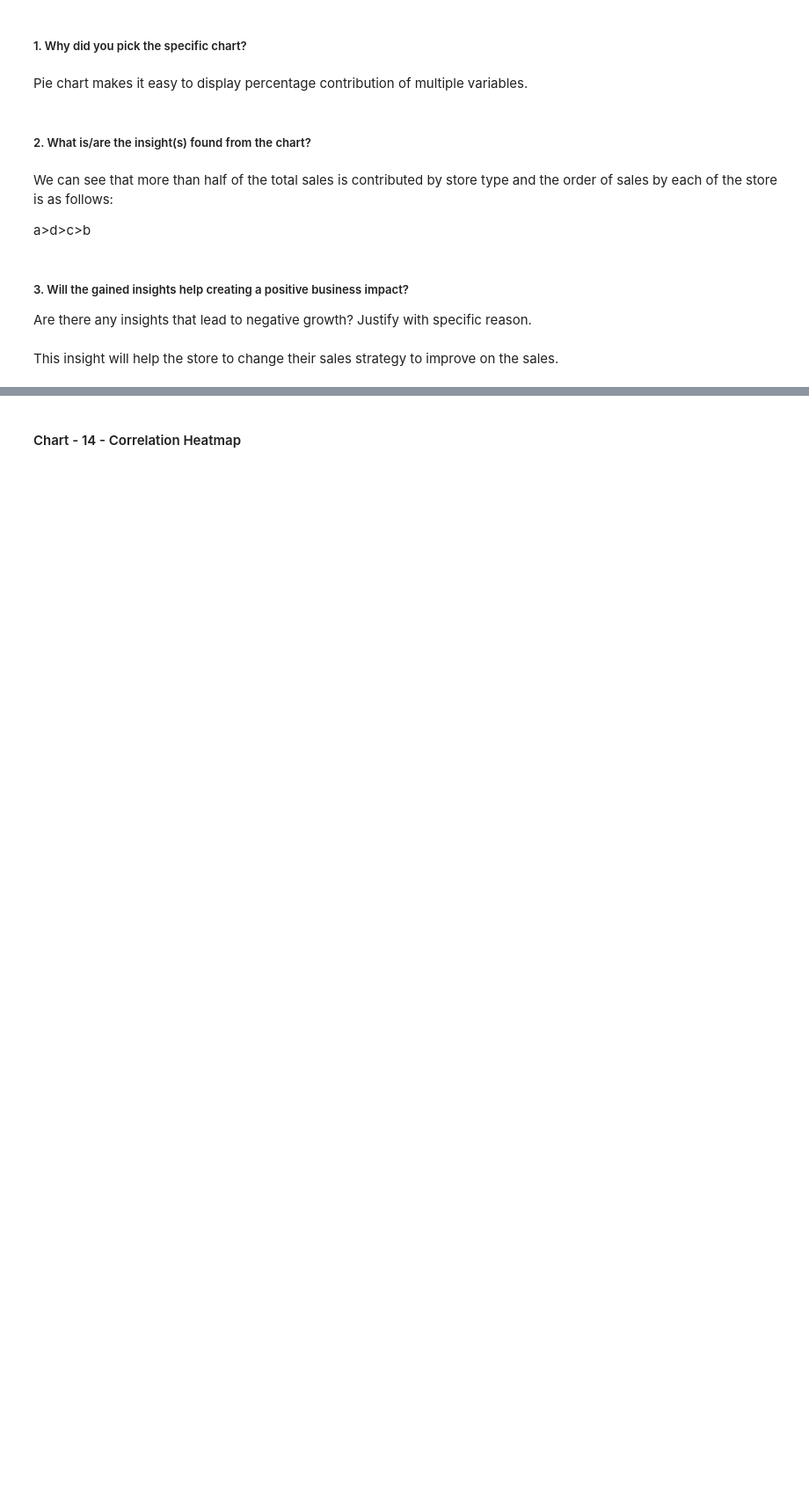
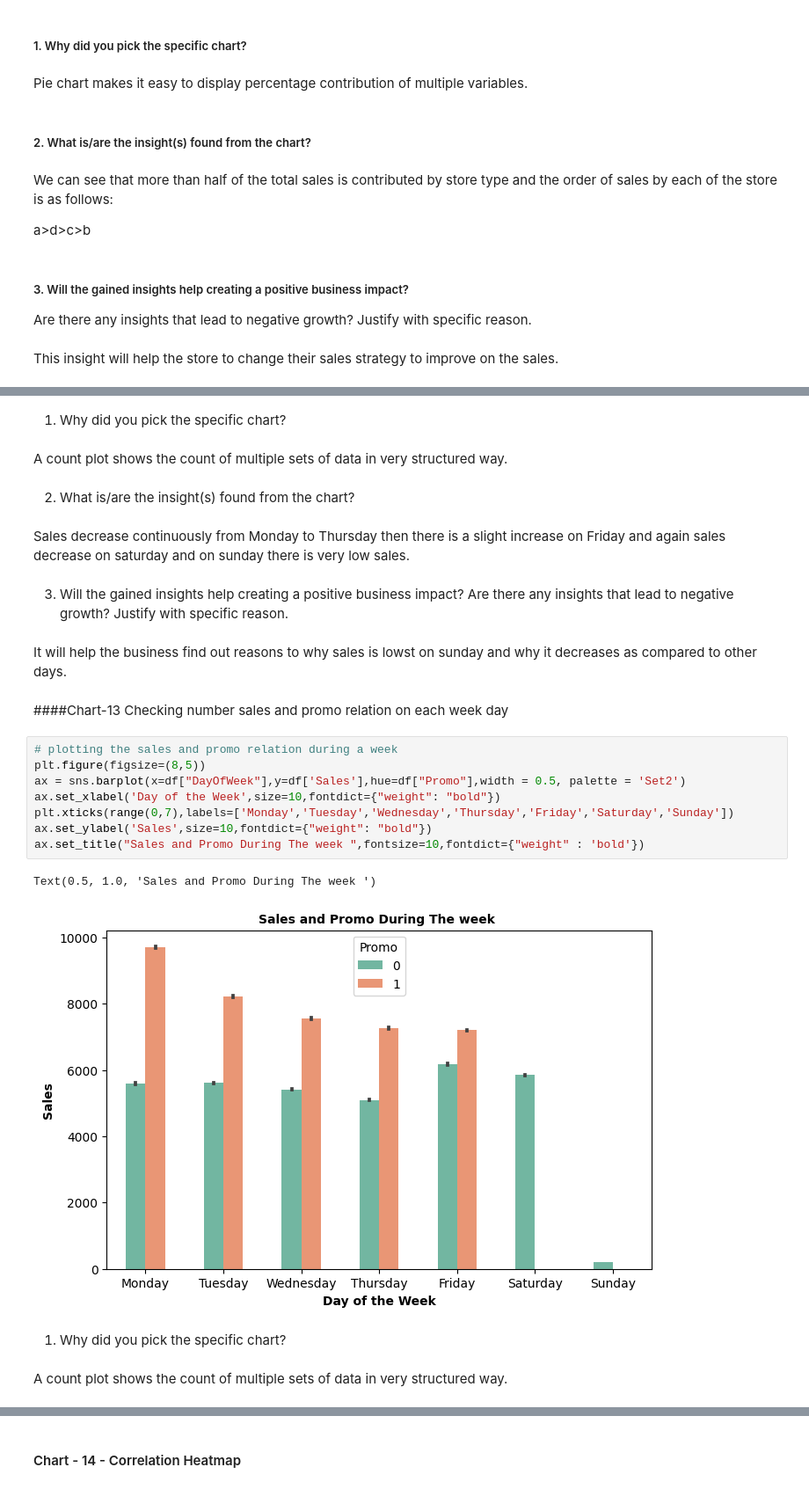
Before and after one commit to theuttammishra/Retail-Sales, a Jupyter notebook: Retail_sales_prediction.ipynb, the cells around one changed output, grey strips where cells are left out. Shown at 88% size. Cells and saved outputs as stored; diff of their text form; blank space fills up the shorter version.

```diff
--- a/Retail_sales_prediction.ipynb
+++ b/Retail_sales_prediction.ipynb
@@ -768,0 +810,30 @@ This insight will help the store to change their sales strategy to improve on th
+# %% [markdown]
+1. Why did you pick the specific chart?
+# %% [markdown]
+A count plot shows the count of multiple sets of data in very structured way.
+# %% [markdown]
+2. What is/are the insight(s) found from the chart?
+# %% [markdown]
+Sales decrease continuously from Monday to Thursday then there is a slight increase on Friday and again sales decrease on saturday and on sunday there is very low sales.
+# %% [markdown]
+3. Will the gained insights help creating a positive business impact?
+Are there any insights that lead to negative growth? Justify with specific reason.
+# %% [markdown]
+It will help the business find out reasons to why sales is lowst on sunday and why it decreases as compared to other days.
+# %% [markdown]
+####Chart-13 Checking number sales and promo relation on each week day
+# %%
+# plotting the sales and promo relation during a week
+plt.figure(figsize=(8,5))
+ax = sns.barplot(x=df["DayOfWeek"],y=df['Sales'],hue=df["Promo"],width = 0.5, palette = 'Set2')
+ax.set_xlabel('Day of the Week',size=10,fontdict={"weight": "bold"})
+plt.xticks(range(0,7),labels=['Monday','Tuesday','Wednesday','Thursday','Friday','Saturday','Sunday'])
+ax.set_ylabel('Sales',size=10,fontdict={"weight": "bold"})
+ax.set_title("Sales and Promo During The week ",fontsize=10,fontdict={"weight" : 'bold'})
+# %% [output]
+Text(0.5, 1.0, 'Sales and Promo During The week ')
+[figure, added]
+# %% [markdown]
+1. Why did you pick the specific chart?
+# %% [markdown]
+A count plot shows the count of multiple sets of data in very structured way.
```
Also changed, not shown: parts of 93 cells of this notebook.
